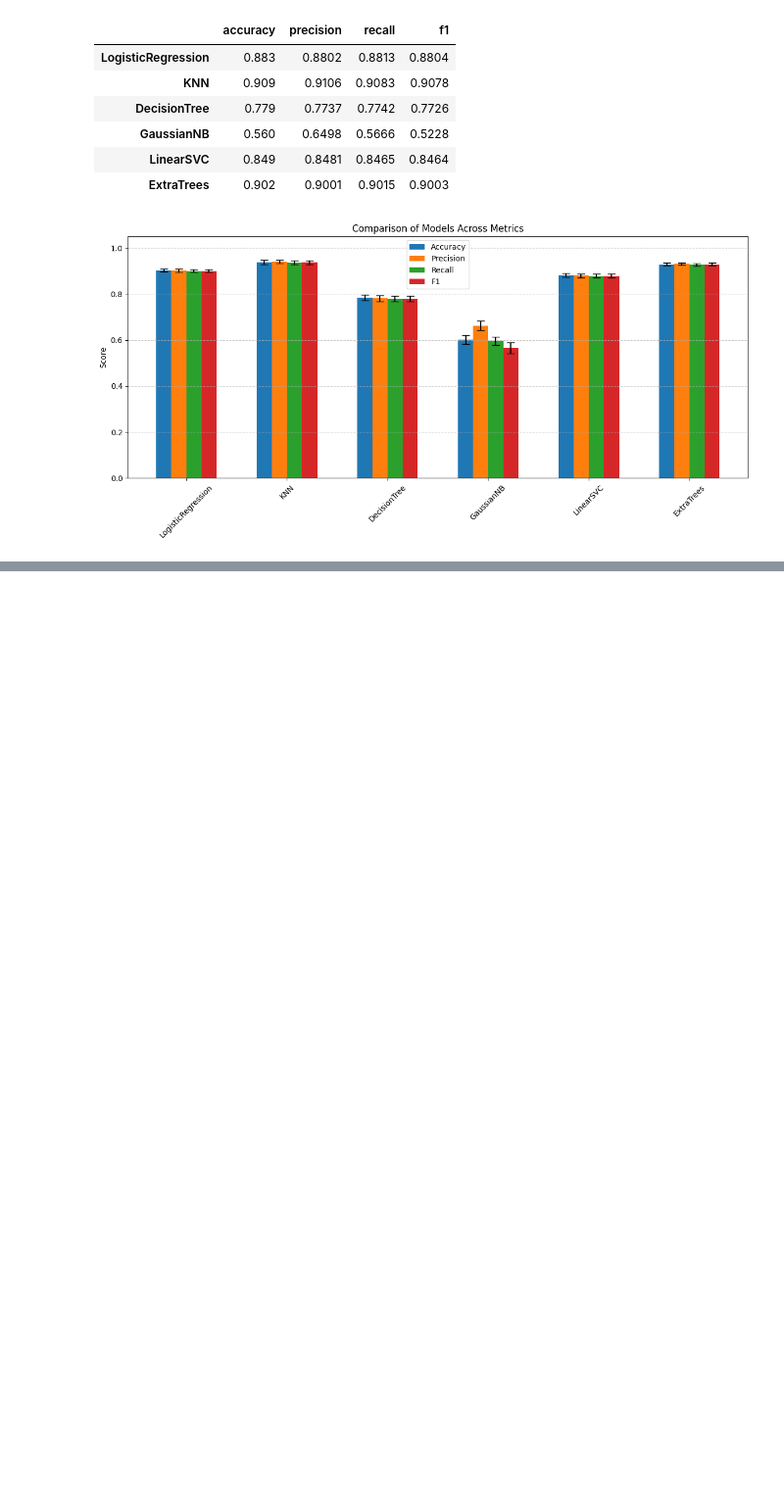
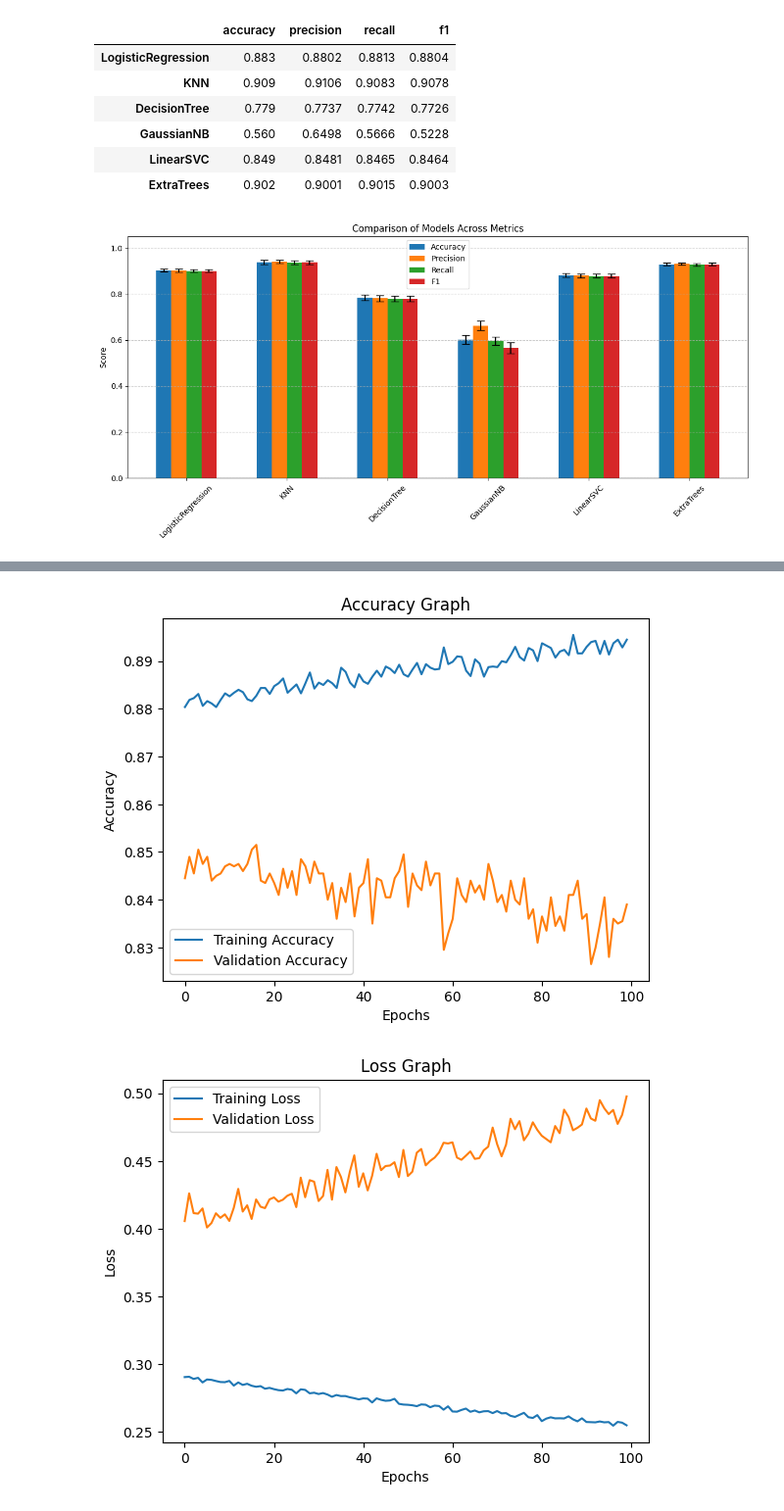
Before and after one commit to AmanBaghel2005/Deep-Learning-2025-26-Amandeep, a Jupyter notebook: Deep_Learning_jan2026.ipynb, the cells around one changed output, grey strips where cells are left out. Shown at 98% size. Saved outputs shown, nothing was run; the diff lists cells and outputs as text; code cells hidden in the pictures; blank space fills up the shorter version.

```diff
--- a/Deep_Learning_jan2026.ipynb
+++ b/Deep_Learning_jan2026.ipynb
@@ -437,0 +481,18 @@ plt.show()
+# %%
+from sklearn.preprocessing import LabelEncoder, StandardScaler
+
+# Drop unnecessary columns
+data = data.drop(['RowNumber', 'CustomerId', 'Surname'], axis=1)
+
+# Encode categorical columns
+le = LabelEncoder()
+data['Gender'] = le.fit_transform(data['Gender'])
+data['Geography'] = le.fit_transform(data['Geography'])
+
+# Split X and y
+X = data.drop('Exited', axis=1)
+y = data['Exited']
+
+# Feature Scaling
+scaler = StandardScaler()
+X = scaler.fit_transform(X)
@@ -437,0 +543,7 @@ plt.show()
+# %%
+history = model.fit(
+    X, y,
+    epochs=100,
+    batch_size=32,
+    validation_split=0.2
+)
@@ -437,0 +568,23 @@ plt.show()
+# %%
+import matplotlib.pyplot as plt
+
+# Accuracy graph
+plt.plot(history.history['accuracy'], label='Training Accuracy')
+plt.plot(history.history['val_accuracy'], label='Validation Accuracy')
+plt.xlabel('Epochs')
+plt.ylabel('Accuracy')
+plt.legend()
+plt.title('Accuracy Graph')
+plt.show()
+
+# Loss graph
+plt.plot(history.history['loss'], label='Training Loss')
+plt.plot(history.history['val_loss'], label='Validation Loss')
+plt.xlabel('Epochs')
+plt.ylabel('Loss')
+plt.legend()
+plt.title('Loss Graph')
+plt.show()
+# %% [output]
+[figure, added]
+[figure, added]
```
Also changed, not shown: parts of 5 cells of this notebook.
